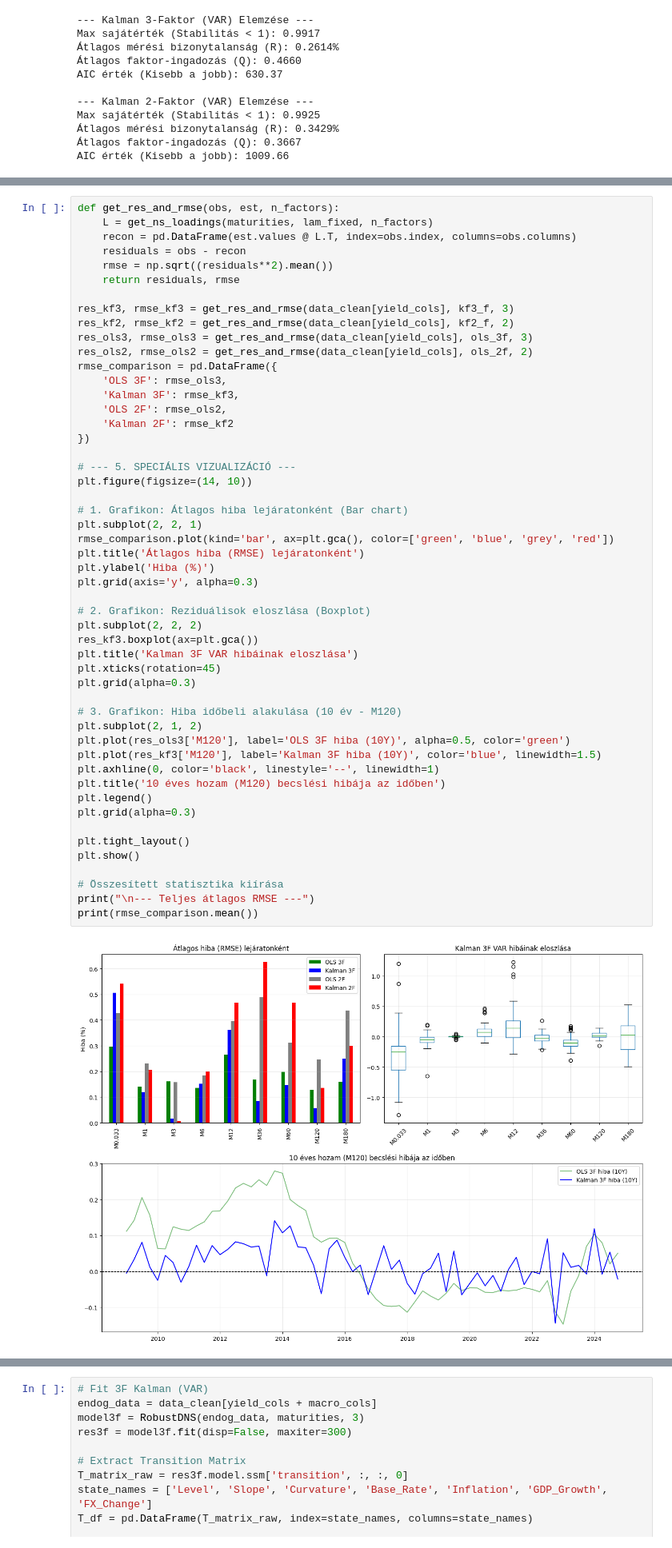
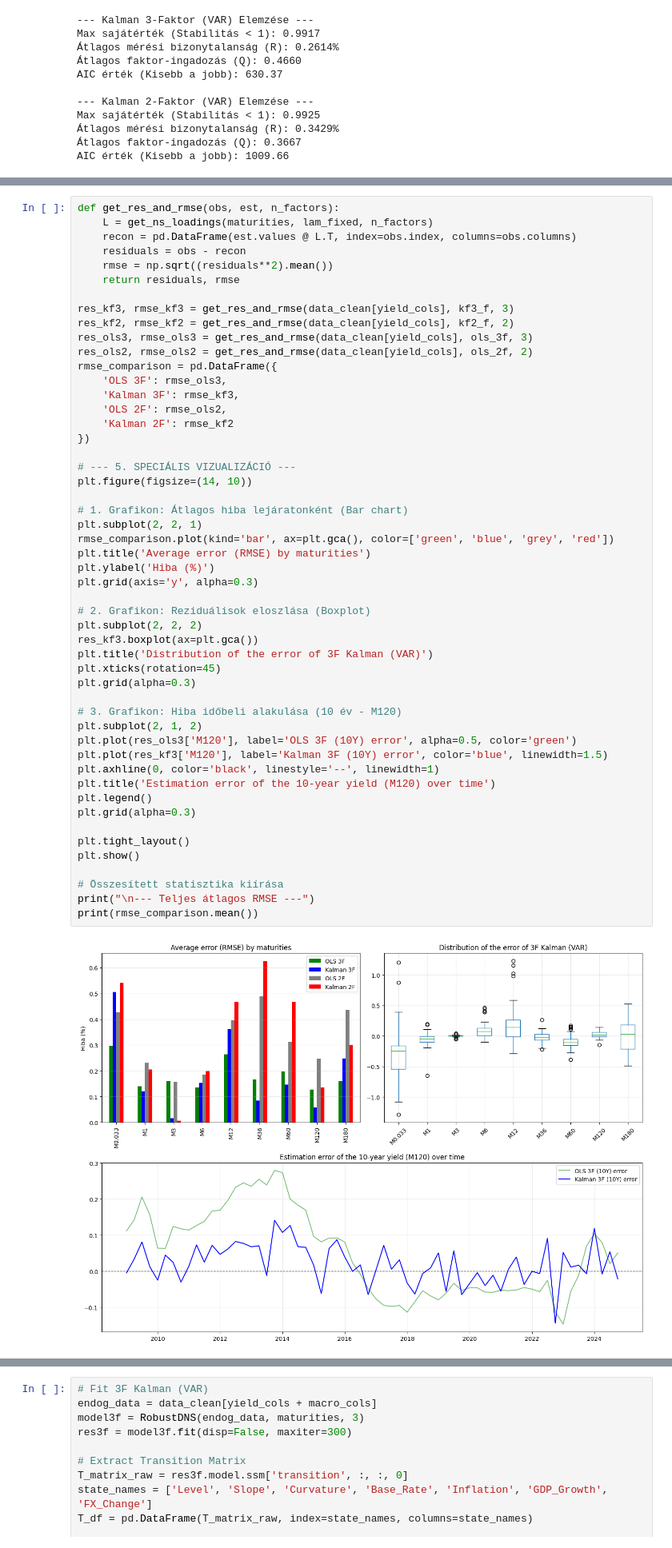
Before and after one commit to KraBence/Project_lab_NS_model, a Jupyter notebook: Final.ipynb, the cells around one changed output, grey strips where cells are left out. Shown at 80% size. Cells and saved outputs as stored; diff of their text form.

```diff
--- a/Final.ipynb
+++ b/Final.ipynb
@@ -290,39 +368,39 @@ rmse_comparison = pd.DataFrame({
 })
 
 # --- 5. SPECIÁLIS VIZUALIZÁCIÓ ---
 plt.figure(figsize=(14, 10))
 
 # 1. Grafikon: Átlagos hiba lejáratonként (Bar chart)
 plt.subplot(2, 2, 1)
 rmse_comparison.plot(kind='bar', ax=plt.gca(), color=['green', 'blue', 'grey', 'red'])
-plt.title('Átlagos hiba (RMSE) lejáratonként')
+plt.title('Average error (RMSE) by maturities')
 plt.ylabel('Hiba (%)')
 plt.grid(axis='y', alpha=0.3)
 
 # 2. Grafikon: Reziduálisok eloszlása (Boxplot)
 plt.subplot(2, 2, 2)
 res_kf3.boxplot(ax=plt.gca())
-plt.title('Kalman 3F VAR hibáinak eloszlása')
+plt.title('Distribution of the error of 3F Kalman (VAR)')
 plt.xticks(rotation=45)
 plt.grid(alpha=0.3)
 
 # 3. Grafikon: Hiba időbeli alakulása (10 év - M120)
 plt.subplot(2, 1, 2)
-plt.plot(res_ols3['M120'], label='OLS 3F hiba (10Y)', alpha=0.5, color='green')
-plt.plot(res_kf3['M120'], label='Kalman 3F hiba (10Y)', color='blue', linewidth=1.5)
+plt.plot(res_ols3['M120'], label='OLS 3F (10Y) error', alpha=0.5, color='green')
+plt.plot(res_kf3['M120'], label='Kalman 3F (10Y) error', color='blue', linewidth=1.5)
 plt.axhline(0, color='black', linestyle='--', linewidth=1)
-plt.title('10 éves hozam (M120) becslési hibája az időben')
+plt.title('Estimation error of the 10-year yield (M120) over time')
 plt.legend()
 plt.grid(alpha=0.3)
 
 plt.tight_layout()
 plt.show()
 
 # Összesített statisztika kiírása
 print("\n--- Teljes átlagos RMSE ---")
 print(rmse_comparison.mean())
 # %% [output]
-[figure, old version]
+[figure, new version]
 --- Teljes átlagos RMSE ---
 OLS 3F       0.183404
 Kalman 3F    0.188084
```
Also changed, not shown: parts of 7 cells of this notebook.
